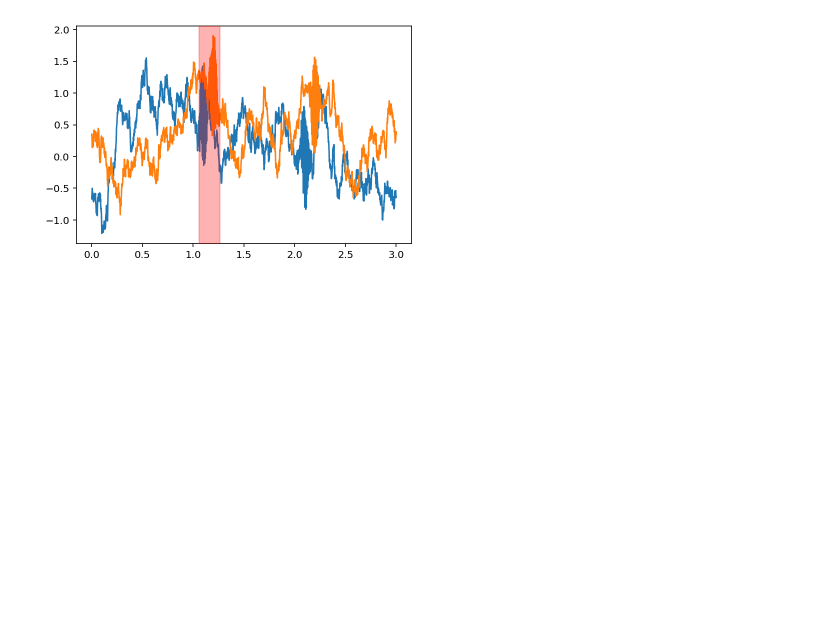
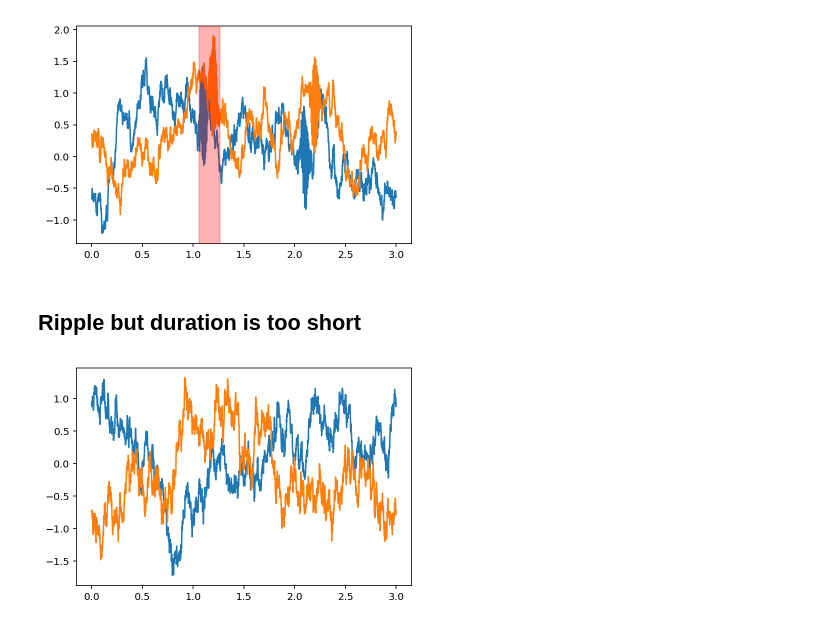
Before and after one commit to Eden-Kramer-Lab/ripple_detection, a Jupyter notebook: examples/detection_examples.ipynb, the cells around one changed output. Saved outputs shown, nothing was run; the diff lists cells and outputs as text; code cells hidden in the pictures; blank space fills up the shorter version.

```diff
--- a/examples/detection_examples.ipynb
+++ b/examples/detection_examples.ipynb
@@ -268,3 +267,14 @@ for ripple in Kay_ripple_times.itertuples():
 | ripple_number |  |  |
 | 1 | 1.057 | 1.266 |
 [figure]
+# %% [markdown]
+## Ripple but duration is too short
+# %%
+LFPs = np.stack((
+    simulate_LFP(time, [1.1, 2.1], noise_amplitude=1.2, ripple_amplitude=1.5, ripple_width=0.0001),
+    simulate_LFP(time, [1.2, 2.2], noise_amplitude=1.2, ripple_amplitude=1.5, ripple_width=0.0001)
+    ), axis=1)
+plt.plot(time, LFPs)
+speed = np.ones_like(time)
+# %% [output]
+[figure, added]
```
Also changed, not shown: parts of 3 cells of this notebook.
